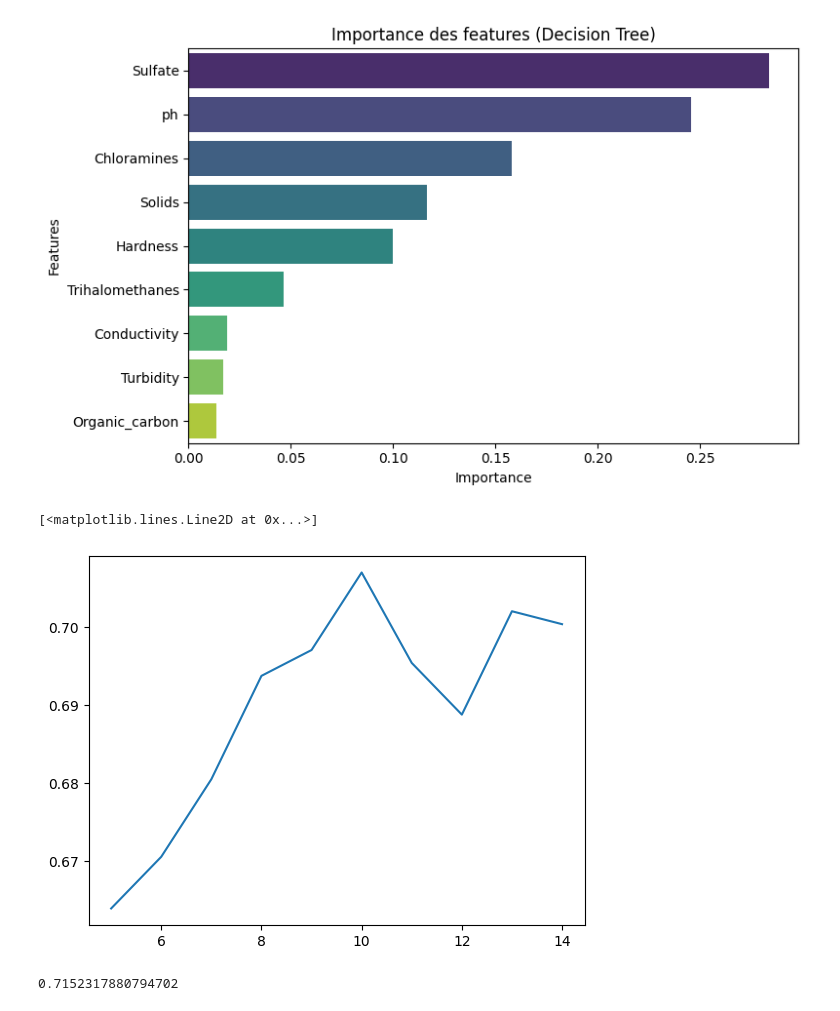
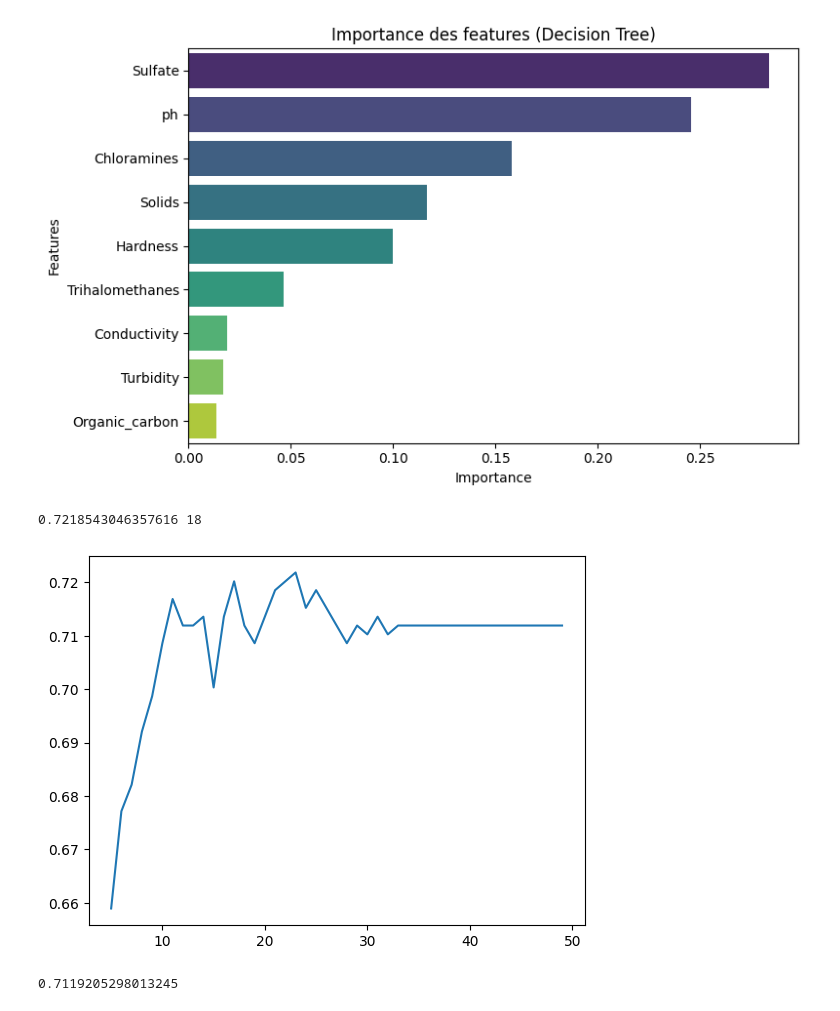
Before and after one commit to ThomasSanna/M1DE-ingenieurie-des-donnees, a Jupyter notebook: td/potabilite/partie1/code.ipynb, the cells around one changed output. Saved outputs shown, nothing was run; the diff lists cells and outputs as text; code cells hidden in the pictures.

```diff
--- a/td/potabilite/partie1/code.ipynb
+++ b/td/potabilite/partie1/code.ipynb
@@ -267,18 +267,20 @@ Passing `palette` without assigning `hue` is deprecated and will be removed in v
 from sklearn.ensemble import RandomForestClassifier
 
 res = []
-for i in range(5, 15):
-    model = RandomForestClassifier(max_depth=i, random_state=42)
+for i in range(5, 50):
+    model = RandomForestClassifier(max_depth=i, random_state=42, n_estimators=200)
     model.fit(X_train, y_train)
     res.append(model.score(X_test, y_test))
 # %%
-plt.plot(range(5, 15), res)
+plt.plot(range(5, 50), res)
+
+print(max(res), res.index(max(res)))
 # %% [output]
-[<matplotlib.lines.Line2D at 0x...>]
+0.7218543046357616 18
-[figure, old version]
+[figure, new version]
 # %%
-model = RandomForestClassifier(max_depth=47, n_estimators=200)
+model = RandomForestClassifier(max_depth=18, random_state=42, n_estimators=200)
 model.fit(X_train, y_train)
 model.score(X_test, y_test)
 # %% [output]
-0.7152317880794702
+0.7119205298013245
```
Also changed, not shown: parts of 1 cell of this notebook.
